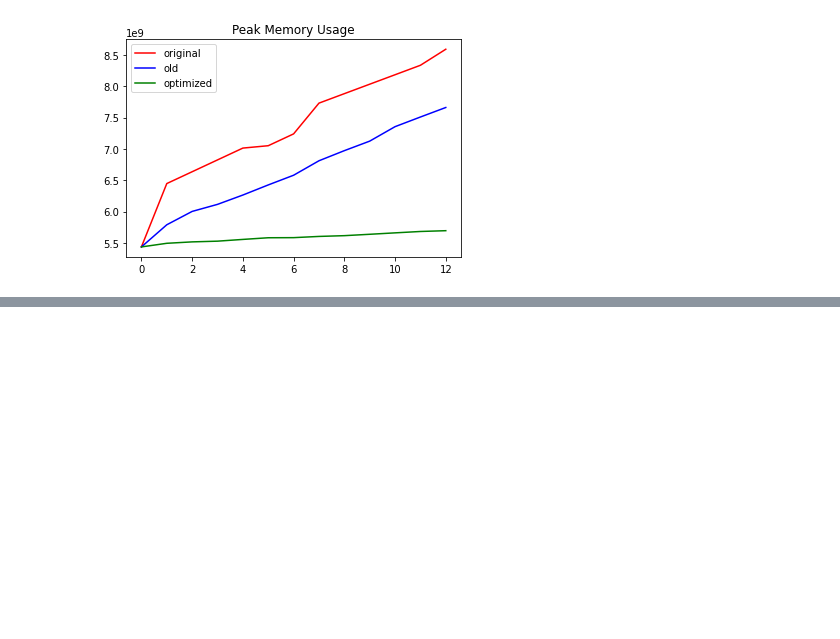
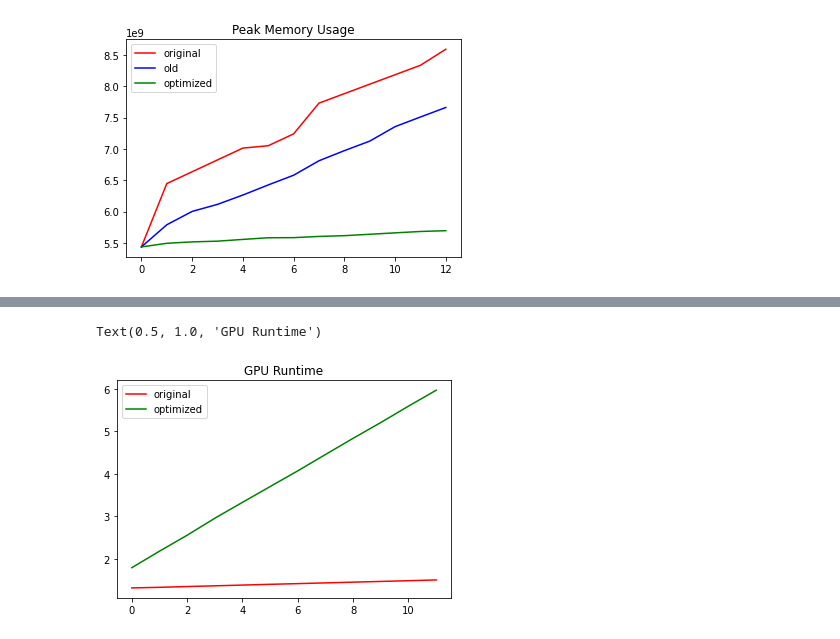
Before and after one commit to tonycccccc/tony.github.io, a Jupyter notebook: DataVisualization.ipynb, the cells around one changed output, grey strips where cells are left out. Cells and saved outputs as stored; diff of their text form; code cells hidden in the pictures; blank space fills up the shorter version.

```diff
--- a/DataVisualization.ipynb
+++ b/DataVisualization.ipynb
@@ -156,0 +206,13 @@ Text(0.5, 1.0, 'Current Memory Usage')
+# %%
+originalGPUtime = [1.317969, 1.331723, 1.350617, 1.367083, 1.384850, 1.402583, 1.419058, 1.436193, 1.453386, 1.470467, 1.487804, 1.505020]
+oldGPUtime = [22.544773, 43.513188, 64.617995, 86.138248, 107.334453, 128.617022, 149.664402, 170.562123, 191.468042, 212.255132, 233.138567, 254.149317]
+newGPUtime = [1.792915, 2.181056, 2.555896, 2.955245, 3.329344, 3.699762, 4.069247, 4.452838, 4.834165, 5.204416, 5.589585, 5.963119]
+iteration = np.arange(12)
+plt.plot(iteration,originalGPUtime,'r',label="original")
+# plt.plot(iteration,oldGPUtime,'b',label='old')
+plt.plot(iteration,newGPUtime,'g',label='optimized')
+plt.legend()
+plt.title("GPU Runtime")
+# %% [output]
+Text(0.5, 1.0, 'GPU Runtime')
+[figure, added]
```
Also changed, not shown: parts of 10 cells of this notebook, 6 other files.
